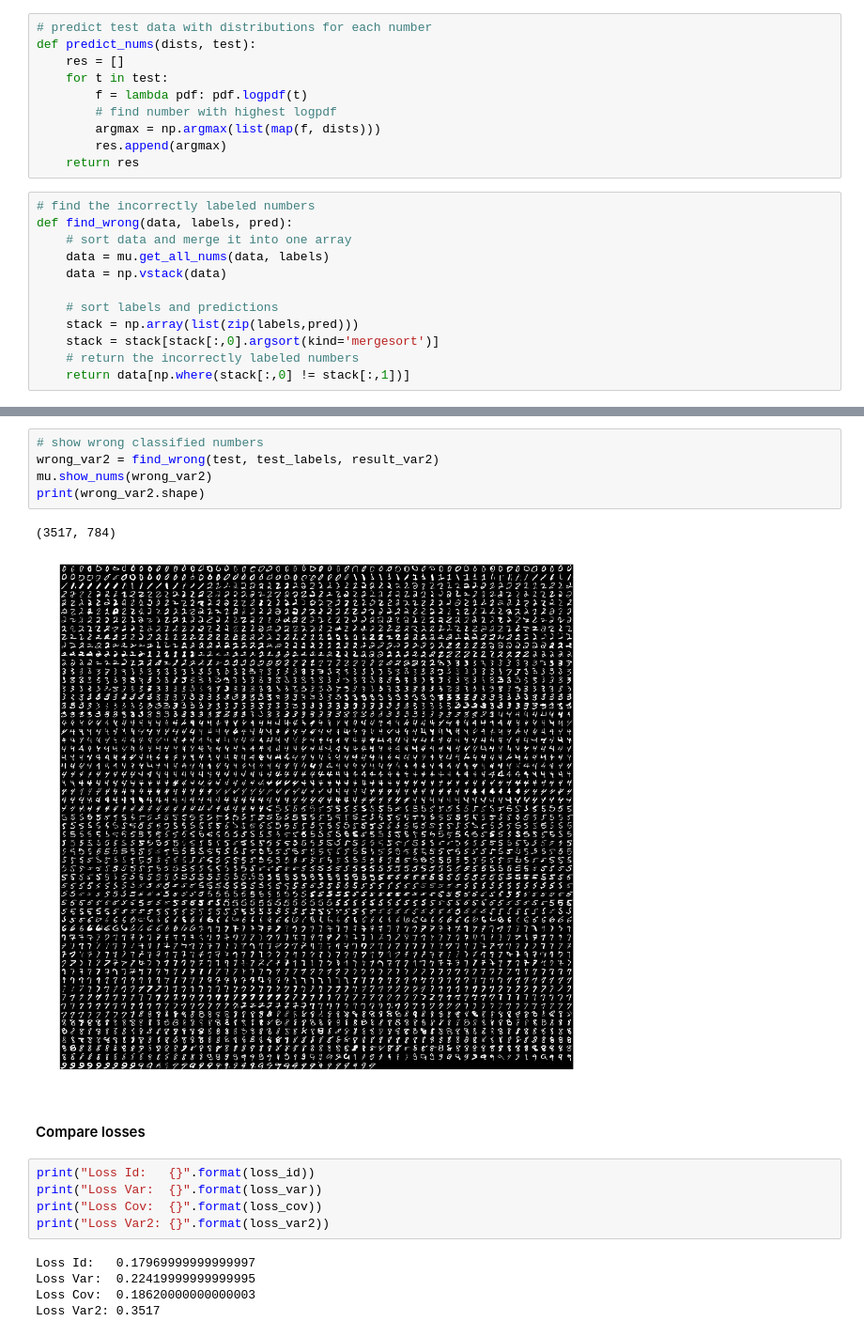
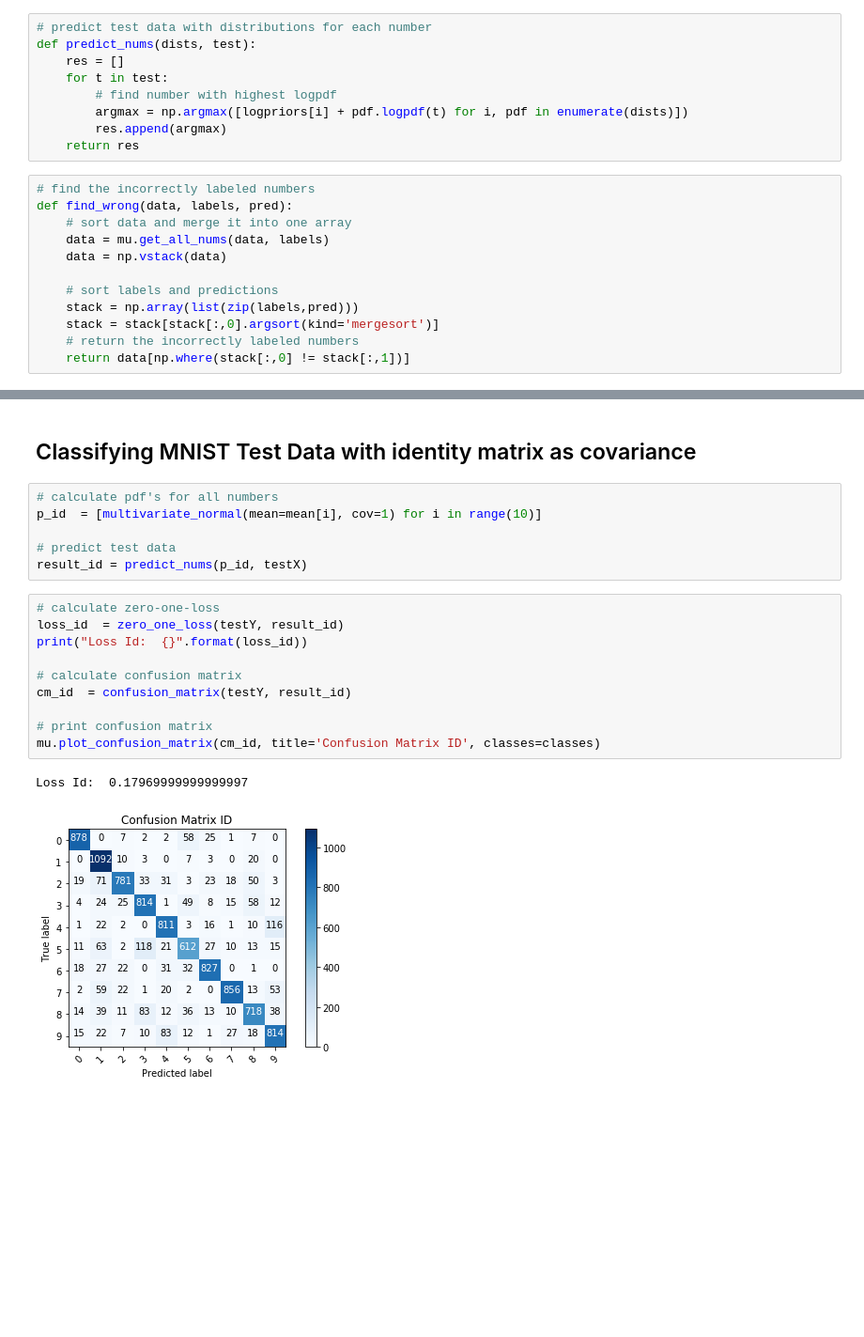
Before and after one commit to mlhhu2017/identifyDigit, a Jupyter notebook: cornelius/gaussian_classifier.ipynb, the cells around one changed output, grey strips where cells are left out. Shown at 94% size. Saved outputs shown, nothing was run; the diff lists cells and outputs as text; blank space fills up the shorter version.

```diff
--- a/cornelius/gaussian_classifier.ipynb
+++ b/cornelius/gaussian_classifier.ipynb
@@ -50,9 +61,8 @@ mu.show_nums(np.array(mys), xsize=5, ysize=5)
 def predict_nums(dists, test):
     res = []
     for t in test:
-        f = lambda pdf: pdf.logpdf(t)
         # find number with highest logpdf
-        argmax = np.argmax(list(map(f, dists)))
+        argmax = np.argmax([logpriors[i] + pdf.logpdf(t) for i, pdf in enumerate(dists)])
         res.append(argmax)
     return res
 # %%
@@ -204,20 +80,21 @@ Loss Var2: 0.3517
-# %%
-# show wrong classified numbers
-wrong_var2 = find_wrong(test, test_labels, result_var2)
-mu.show_nums(wrong_var2)
-print(wrong_var2.shape)
-# %% [output]
-(3517, 784)
-[figure, removed]
-# %% [markdown]
-#### Compare losses
-# %%
-print("Loss Id:   {}".format(loss_id))
-print("Loss Var:  {}".format(loss_var))
-print("Loss Cov:  {}".format(loss_cov))
-print("Loss Var2: {}".format(loss_var2))
-# %% [output]
-Loss Id:   0.17969999999999997
-Loss Var:  0.22419999999999995
-Loss Cov:  0.18620000000000003
-Loss Var2: 0.3517
+# %% [markdown]
+## Classifying MNIST Test Data with identity matrix as covariance
+# %%
+# calculate pdf's for all numbers
+p_id  = [multivariate_normal(mean=mean[i], cov=1) for i in range(10)]
+
+# predict test data
+result_id = predict_nums(p_id, testX)
+# %%
+# calculate zero-one-loss
+loss_id  = zero_one_loss(testY, result_id)
+print("Loss Id:  {}".format(loss_id))
+
+# calculate confusion matrix
+cm_id  = confusion_matrix(testY, result_id)
+
+# print confusion matrix
+mu.plot_confusion_matrix(cm_id, title='Confusion Matrix ID', classes=classes)
+# %% [output]
+Loss Id:  0.17969999999999997
+[figure, added]
```
Also changed, not shown: parts of 45 cells of this notebook.
